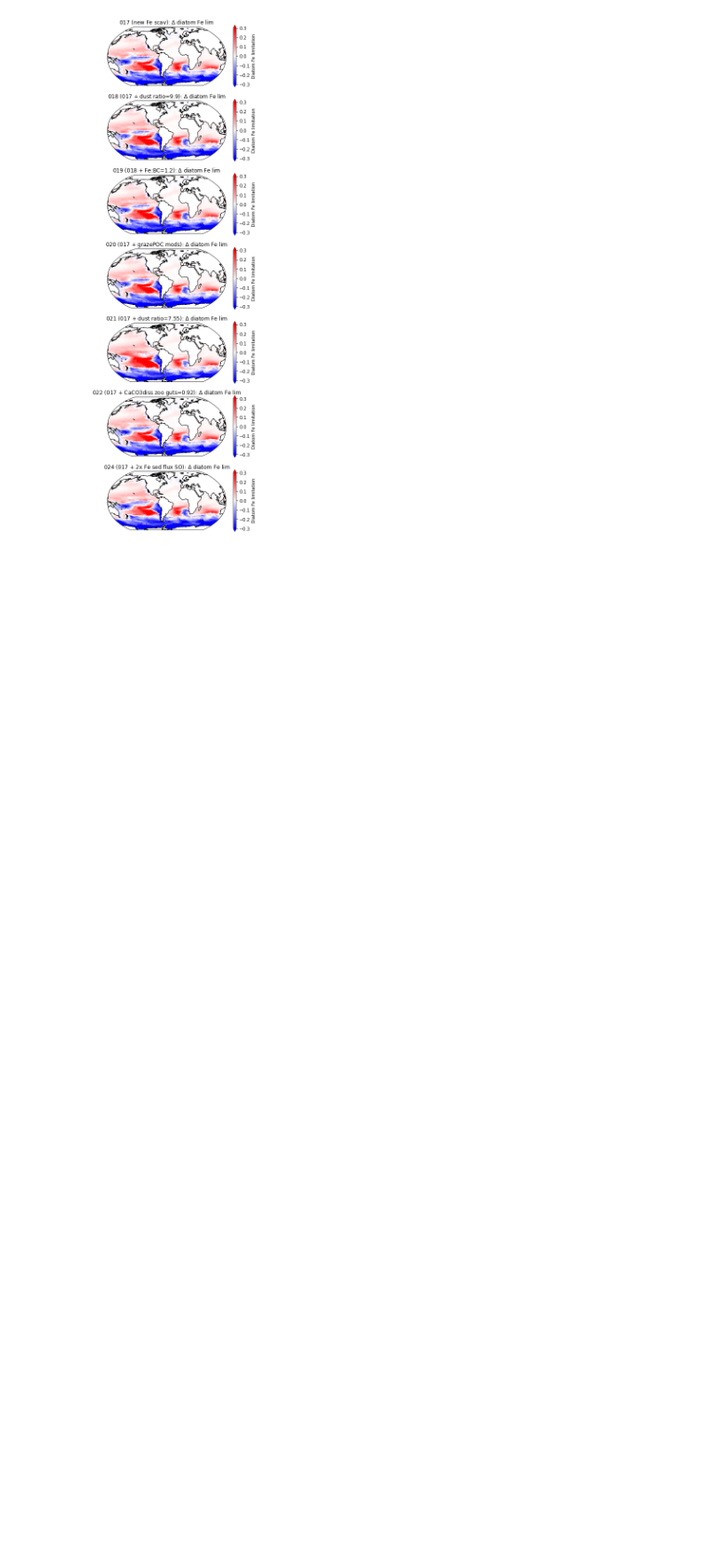
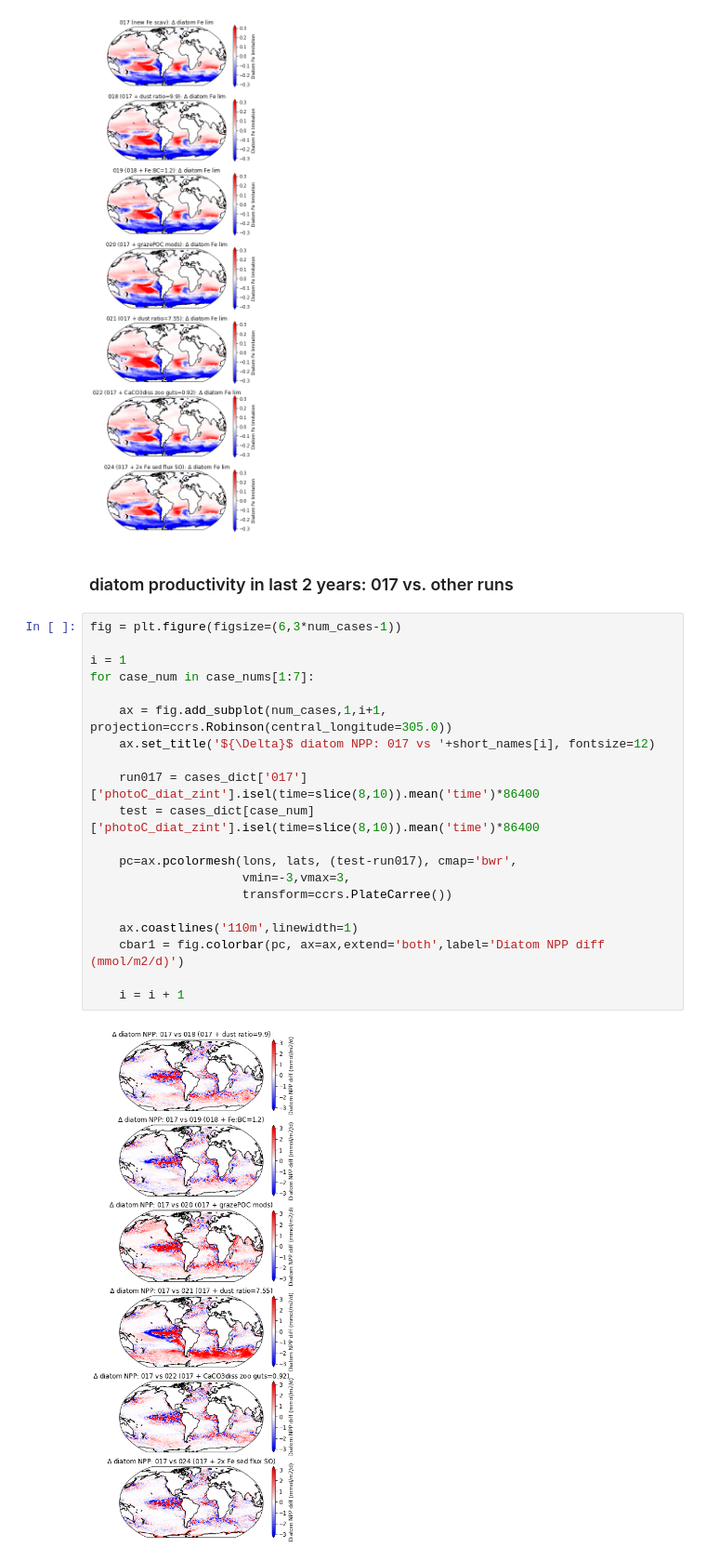
Before and after one commit to kristenkrumhardt/OceanBGC_CESM3, a Jupyter notebook: pre-release_tuning_runs/compare_runs_ts/compare_cases_alpha08a.ipynb, the cells around one changed output. Shown at 93% size. Drawn from its saved outputs; the diff is of its cells as text; blank space fills up the shorter version.

```diff
--- a/pre-release_tuning_runs/compare_runs_ts/compare_cases_alpha08a.ipynb
+++ b/pre-release_tuning_runs/compare_runs_ts/compare_cases_alpha08a.ipynb
@@ -379,3 +379,27 @@ for case_num in case_nums:
     i = i + 1
 # %% [output]
 [figure]
+# %% [markdown]
+### diatom productivity in last 2 years: 017 vs. other runs
+# %%
+fig = plt.figure(figsize=(6,3*num_cases-1))
+
+i = 1
+for case_num in case_nums[1:7]:
+
+    ax = fig.add_subplot(num_cases,1,i+1, projection=ccrs.Robinson(central_longitude=305.0))
+    ax.set_title('${\Delta}$ diatom NPP: 017 vs '+short_names[i], fontsize=12)
+
+    run017 = cases_dict['017']['photoC_diat_zint'].isel(time=slice(8,10)).mean('time')*86400
+    test = cases_dict[case_num]['photoC_diat_zint'].isel(time=slice(8,10)).mean('time')*86400
+
+    pc=ax.pcolormesh(lons, lats, (test-run017), cmap='bwr',
+                     vmin=-3,vmax=3,
+                     transform=ccrs.PlateCarree())
+
+    ax.coastlines('110m',linewidth=1)
+    cbar1 = fig.colorbar(pc, ax=ax,extend='both',label='Diatom NPP diff (mmol/m2/d)')
+
+    i = i + 1
+# %% [output]
+[figure, added]
```
